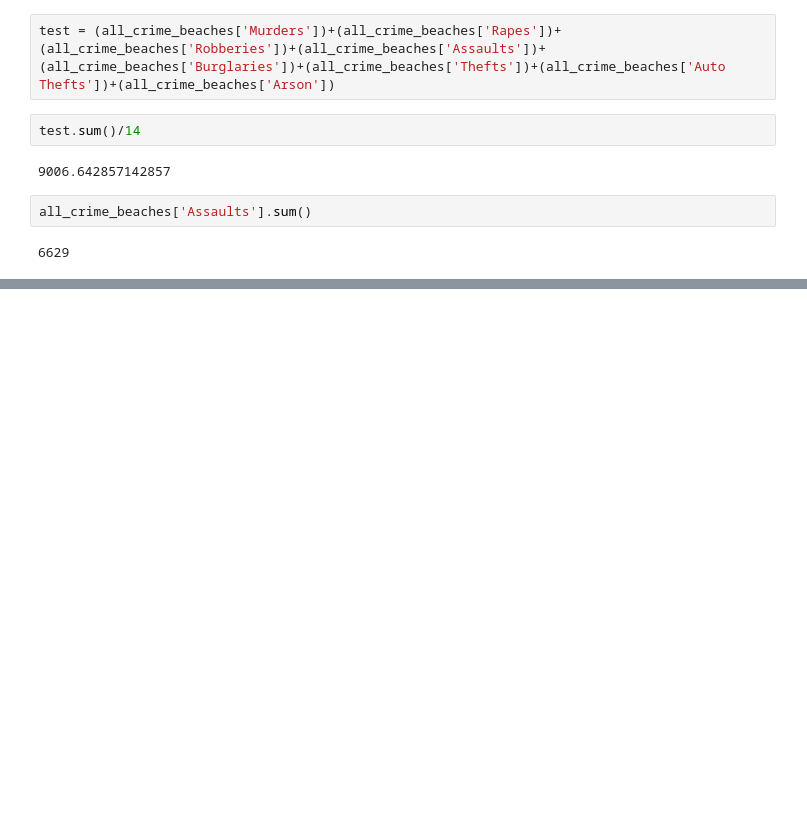
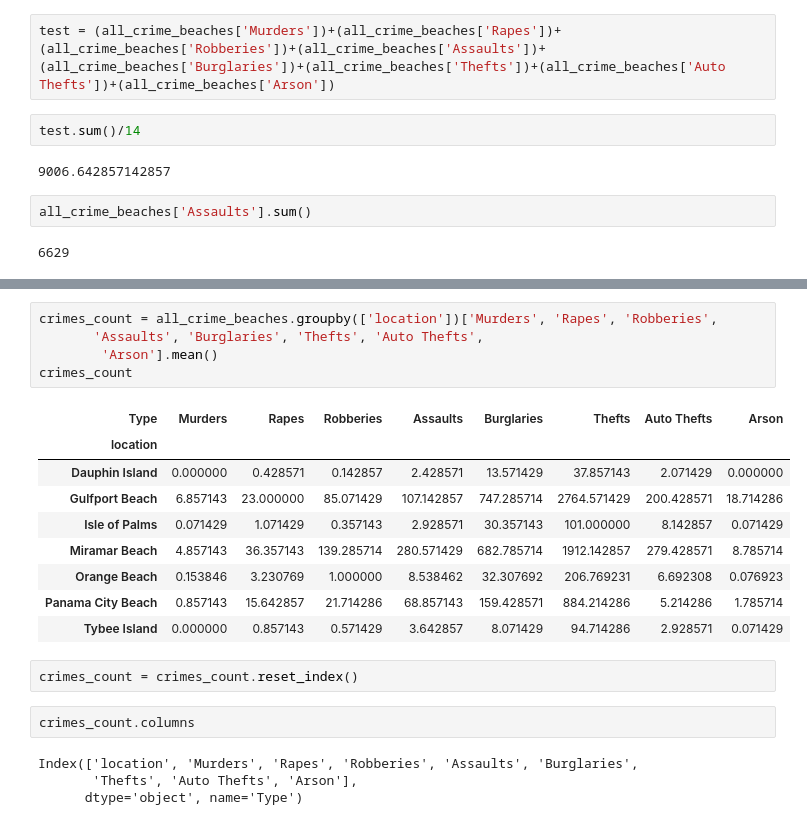
Before and after one commit to NSS-Full-Time-Data-Analytics-9/bwilhelm_capstone, a Jupyter notebook: scripts/crime_data.ipynb, the cells around one changed output, grey strips where cells are left out. Drawn from its saved outputs; the diff is of its cells as text; blank space fills up the shorter version.

```diff
--- a/scripts/crime_data.ipynb
+++ b/scripts/crime_data.ipynb
@@ -528,0 +749,23 @@ all_crime_beaches['Assaults'].sum()
+# %%
+crimes_count = all_crime_beaches.groupby(['location'])['Murders', 'Rapes', 'Robberies',
+       'Assaults', 'Burglaries', 'Thefts', 'Auto Thefts',
+        'Arson'].mean()
+crimes_count
+# %% [output]
+| Type | Murders | Rapes | Robberies | Assaults | Burglaries | Thefts | Auto Thefts | Arson |
+| location |  |  |  |  |  |  |  |  |
+| Dauphin Island | 0.000000 | 0.428571 | 0.142857 | 2.428571 | 13.571429 | 37.857143 | 2.071429 | 0.000000 |
+| Gulfport Beach | 6.857143 | 23.000000 | 85.071429 | 107.142857 | 747.285714 | 2764.571429 | 200.428571 | 18.714286 |
+| Isle of Palms | 0.071429 | 1.071429 | 0.357143 | 2.928571 | 30.357143 | 101.000000 | 8.142857 | 0.071429 |
+| Miramar Beach | 4.857143 | 36.357143 | 139.285714 | 280.571429 | 682.785714 | 1912.142857 | 279.428571 | 8.785714 |
+| Orange Beach | 0.153846 | 3.230769 | 1.000000 | 8.538462 | 32.307692 | 206.769231 | 6.692308 | 0.076923 |
+| Panama City Beach | 0.857143 | 15.642857 | 21.714286 | 68.857143 | 159.428571 | 884.214286 | 5.214286 | 1.785714 |
+| Tybee Island | 0.000000 | 0.857143 | 0.571429 | 3.642857 | 8.071429 | 94.714286 | 2.928571 | 0.071429 |
+# %%
+crimes_count = crimes_count.reset_index()
+# %%
+crimes_count.columns
+# %% [output]
+Index(['location', 'Murders', 'Rapes', 'Robberies', 'Assaults', 'Burglaries',
+       'Thefts', 'Auto Thefts', 'Arson'],
+      dtype='object', name='Type')
```
Also changed, not shown: parts of 26 cells of this notebook, 1 other file.
